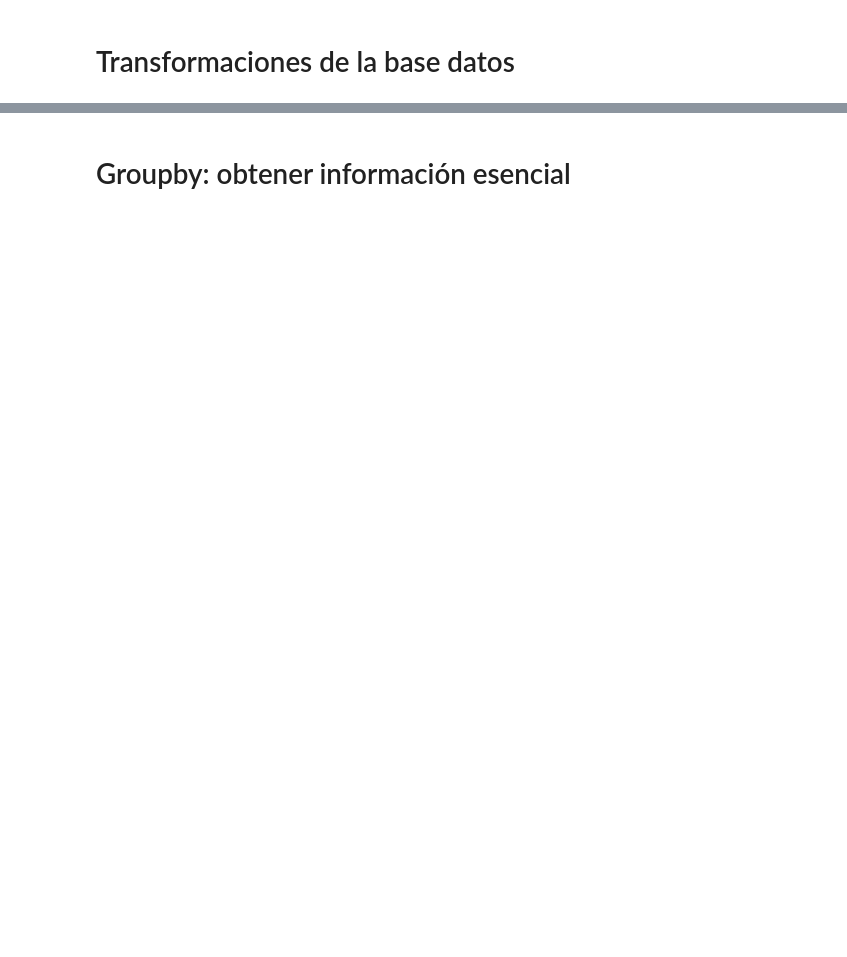
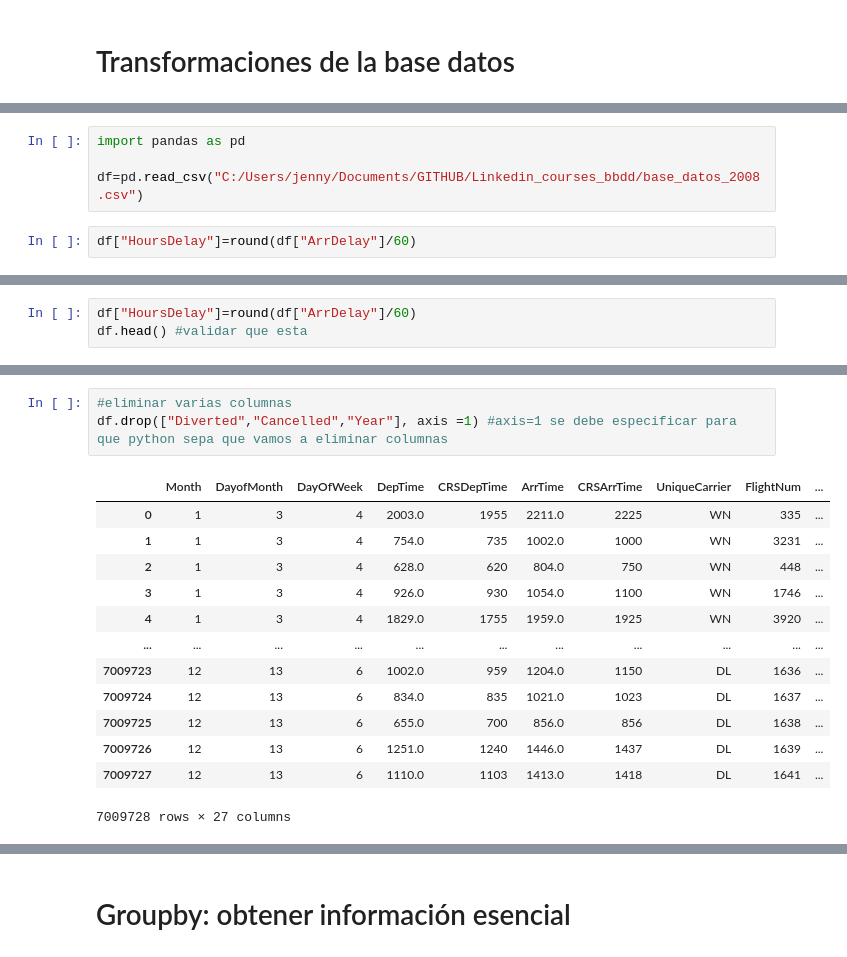
Before and after one commit to jcombari/Linkedin_courses, a Jupyter notebook: 01_Python para data science y big data esencial/02_Gestión de datos en python.ipynb, the cells around one changed output, grey strips where cells are left out. Drawn from its saved outputs; the diff is of its cells as text; blank space fills up the shorter version.

```diff
--- a/01_Python para data science y big data esencial/02_Gestión de datos en python.ipynb
+++ b/01_Python para data science y big data esencial/02_Gestión de datos en python.ipynb
@@ -216,0 +231,6 @@ df[df.Origin.isin(["HOU","ATL"])].head()
+# %%
+import pandas as pd
+
+df=pd.read_csv("C:/Users/jenny/Documents/GITHUB/Linkedin_courses_bbdd/base_datos_2008.csv")
+# %%
+df["HoursDelay"]=round(df["ArrDelay"]/60)
@@ -216,0 +258,3 @@ df[df.Origin.isin(["HOU","ATL"])].head()
+# %%
+df["HoursDelay"]=round(df["ArrDelay"]/60)
+df.head() #validar que esta
@@ -216,0 +269,17 @@ df[df.Origin.isin(["HOU","ATL"])].head()
+# %%
+#eliminar varias columnas
+df.drop(["Diverted","Cancelled","Year"], axis =1) #axis=1 se debe especificar para que python sepa que vamos a eliminar columnas
+# %% [output]
+|  | Month | DayofMonth | DayOfWeek | DepTime | CRSDepTime | ArrTime | CRSArrTime | UniqueCarrier | FlightNum | ... |
+| 0 | 1 | 3 | 4 | 2003.0 | 1955 | 2211.0 | 2225 | WN | 335 | ... |
+| 1 | 1 | 3 | 4 | 754.0 | 735 | 1002.0 | 1000 | WN | 3231 | ... |
+| 2 | 1 | 3 | 4 | 628.0 | 620 | 804.0 | 750 | WN | 448 | ... |
+| 3 | 1 | 3 | 4 | 926.0 | 930 | 1054.0 | 1100 | WN | 1746 | ... |
+| 4 | 1 | 3 | 4 | 1829.0 | 1755 | 1959.0 | 1925 | WN | 3920 | ... |
+| ... | ... | ... | ... | ... | ... | ... | ... | ... | ... | ... |
+| 7009723 | 12 | 13 | 6 | 1002.0 | 959 | 1204.0 | 1150 | DL | 1636 | ... |
+| 7009724 | 12 | 13 | 6 | 834.0 | 835 | 1021.0 | 1023 | DL | 1637 | ... |
+| 7009725 | 12 | 13 | 6 | 655.0 | 700 | 856.0 | 856 | DL | 1638 | ... |
+| 7009726 | 12 | 13 | 6 | 1251.0 | 1240 | 1446.0 | 1437 | DL | 1639 | ... |
+| 7009727 | 12 | 13 | 6 | 1110.0 | 1103 | 1413.0 | 1418 | DL | 1641 | ... |
+7009728 rows × 27 columns
```
Also changed, not shown: parts of 47 cells of this notebook.
